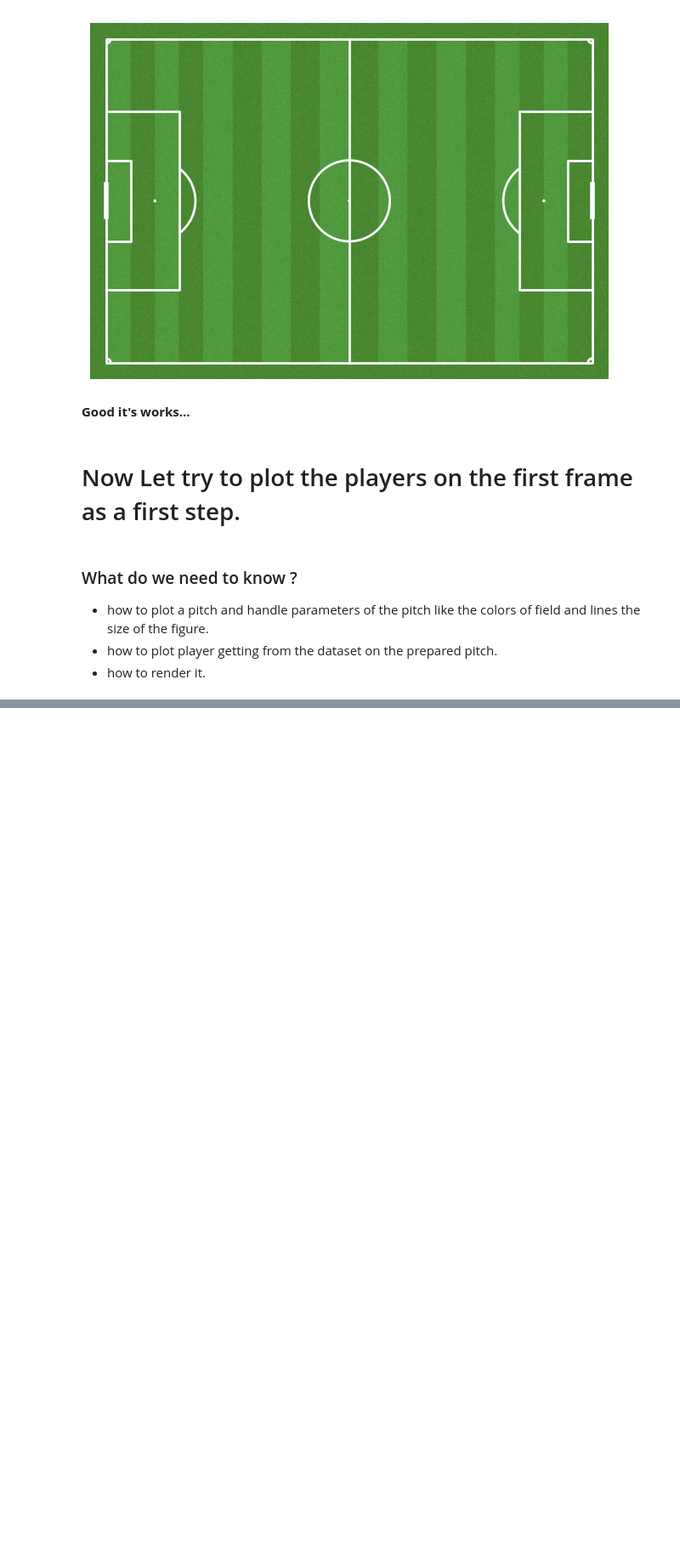
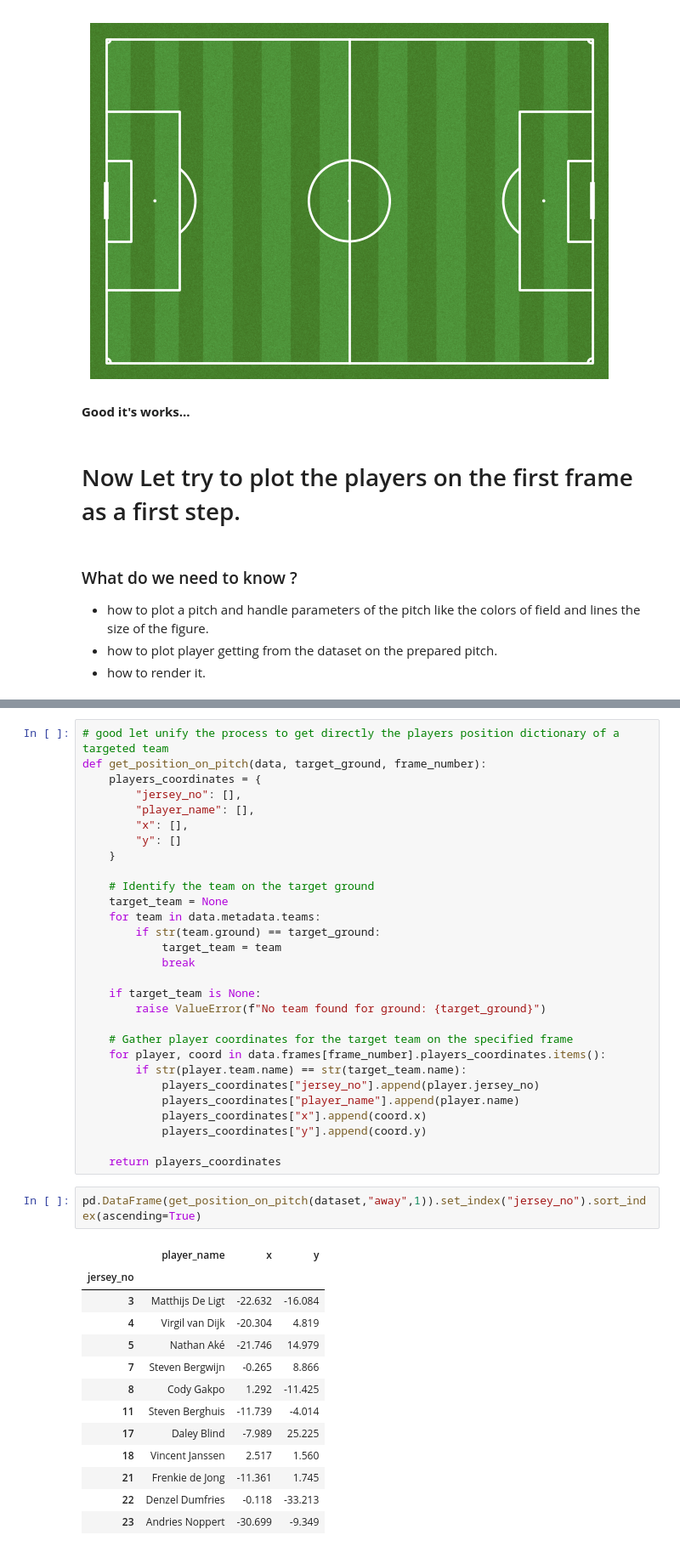
Before and after one commit to stephTchembeu/pysport-aims, a Jupyter notebook: first_week/test_17_07.ipynb, the cells around one changed output, grey strips where cells are left out. Shown: that part at 85% size. Saved outputs shown, nothing was run; the diff lists cells and outputs as text; blank space fills up the shorter version.

```diff
--- a/first_week/test_17_07.ipynb
+++ b/first_week/test_17_07.ipynb
@@ -90,0 +149,45 @@ fig,axs = pitch_.draw()
+# %%
+# good let unify the process to get directly the players position dictionary of a targeted team
+def get_position_on_pitch(data, target_ground, frame_number):
+    players_coordinates = {
+        "jersey_no": [],
+        "player_name": [],
+        "x": [],
+        "y": []
+    }
+
+    # Identify the team on the target ground
+    target_team = None
+    for team in data.metadata.teams:
+        if str(team.ground) == target_ground:
+            target_team = team
+            break
+
+    if target_team is None:
+        raise ValueError(f"No team found for ground: {target_ground}")
+
+    # Gather player coordinates for the target team on the specified frame
+    for player, coord in data.frames[frame_number].players_coordinates.items():
+        if str(player.team.name) == str(target_team.name):
+            players_coordinates["jersey_no"].append(player.jersey_no)
+            players_coordinates["player_name"].append(player.name)
+            players_coordinates["x"].append(coord.x)
+            players_coordinates["y"].append(coord.y)
+
+    return players_coordinates
+# %%
+pd.DataFrame(get_position_on_pitch(dataset,"away",1)).set_index("jersey_no").sort_index(ascending=True)
+# %% [output]
+|  | player_name | x | y |
+| jersey_no |  |  |  |
+| 3 | Matthijs De Ligt | -22.632 | -16.084 |
+| 4 | Virgil van Dijk | -20.304 | 4.819 |
+| 5 | Nathan Aké | -21.746 | 14.979 |
+| 7 | Steven Bergwijn | -0.265 | 8.866 |
+| 8 | Cody Gakpo | 1.292 | -11.425 |
+| 11 | Steven Berghuis | -11.739 | -4.014 |
+| 17 | Daley Blind | -7.989 | 25.225 |
+| 18 | Vincent Janssen | 2.517 | 1.560 |
+| 21 | Frenkie de Jong | -11.361 | 1.745 |
+| 22 | Denzel Dumfries | -0.118 | -33.213 |
+| 23 | Andries Noppert | -30.699 | -9.349 |
```
Also changed, not shown: parts of 7 cells of this notebook.
